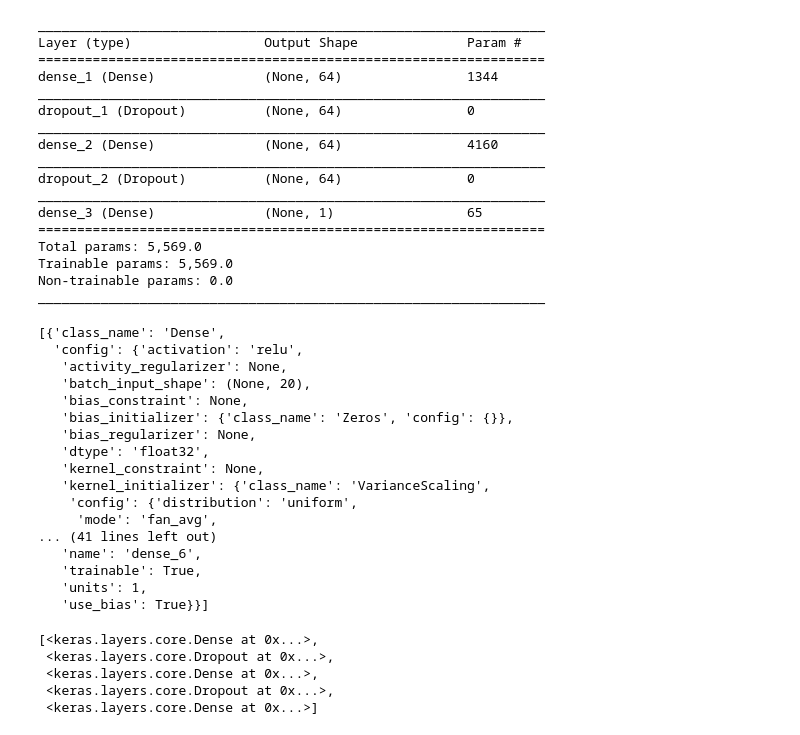
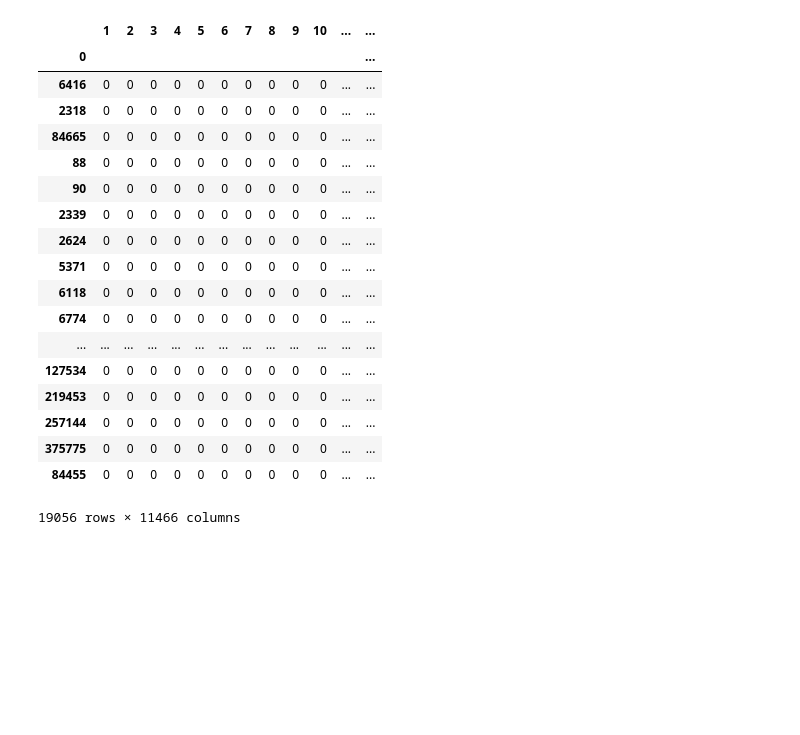
Before and after one commit to ld2113/Data-Analysis-Project, a Jupyter notebook: jupyter/generator_tests.ipynb, the cells around one changed output. Saved outputs shown, nothing was run; the diff lists cells and outputs as text; code cells hidden in the pictures; blank space fills up the shorter version.

```diff
--- a/jupyter/generator_tests.ipynb
+++ b/jupyter/generator_tests.ipynb
@@ -55,49 +0,0 @@ score
-# %%
-model.summary()
-# %% [output]
-_________________________________________________________________
-Layer (type)                 Output Shape              Param #
-=================================================================
-dense_1 (Dense)              (None, 64)                1344
-_________________________________________________________________
-dropout_1 (Dropout)          (None, 64)                0
-_________________________________________________________________
-dense_2 (Dense)              (None, 64)                4160
-_________________________________________________________________
-dropout_2 (Dropout)          (None, 64)                0
-_________________________________________________________________
-dense_3 (Dense)              (None, 1)                 65
-=================================================================
-Total params: 5,569.0
-Trainable params: 5,569.0
-Non-trainable params: 0.0
-_________________________________________________________________
-# %%
-model.get_config()
-# %% [output]
-[{'class_name': 'Dense',
-  'config': {'activation': 'relu',
-   'activity_regularizer': None,
-   'batch_input_shape': (None, 20),
-   'bias_constraint': None,
-   'bias_initializer': {'class_name': 'Zeros', 'config': {}},
-   'bias_regularizer': None,
-   'dtype': 'float32',
-   'kernel_constraint': None,
-   'kernel_initializer': {'class_name': 'VarianceScaling',
-    'config': {'distribution': 'uniform',
-     'mode': 'fan_avg',
-... (41 lines left out)
-   'name': 'dense_6',
-   'trainable': True,
-   'units': 1,
-   'use_bias': True}}]
-# %%
-model.get_weights()
-model.layers
-# %% [output]
-[<keras.layers.core.Dense at 0x...>,
- <keras.layers.core.Dropout at 0x...>,
- <keras.layers.core.Dense at 0x...>,
- <keras.layers.core.Dropout at 0x...>,
- <keras.layers.core.Dense at 0x...>]
@@ -103,0 +18,24 @@ model.layers
+# %%
+domains_df = pd.read_csv('../../domainsAll2.csv', index_col=0, header=None)
+# %%
+domains_df
+# %% [output]
+|  | 1 | 2 | 3 | 4 | 5 | 6 | 7 | 8 | 9 | 10 | ... | ... |
+| 0 |  |  |  |  |  |  |  |  |  |  |  | ... |
+| 6416 | 0 | 0 | 0 | 0 | 0 | 0 | 0 | 0 | 0 | 0 | ... | ... |
+| 2318 | 0 | 0 | 0 | 0 | 0 | 0 | 0 | 0 | 0 | 0 | ... | ... |
+| 84665 | 0 | 0 | 0 | 0 | 0 | 0 | 0 | 0 | 0 | 0 | ... | ... |
+| 88 | 0 | 0 | 0 | 0 | 0 | 0 | 0 | 0 | 0 | 0 | ... | ... |
+| 90 | 0 | 0 | 0 | 0 | 0 | 0 | 0 | 0 | 0 | 0 | ... | ... |
+| 2339 | 0 | 0 | 0 | 0 | 0 | 0 | 0 | 0 | 0 | 0 | ... | ... |
+| 2624 | 0 | 0 | 0 | 0 | 0 | 0 | 0 | 0 | 0 | 0 | ... | ... |
+| 5371 | 0 | 0 | 0 | 0 | 0 | 0 | 0 | 0 | 0 | 0 | ... | ... |
+| 6118 | 0 | 0 | 0 | 0 | 0 | 0 | 0 | 0 | 0 | 0 | ... | ... |
+| 6774 | 0 | 0 | 0 | 0 | 0 | 0 | 0 | 0 | 0 | 0 | ... | ... |
+| ... | ... | ... | ... | ... | ... | ... | ... | ... | ... | ... | ... | ... |
+| 127534 | 0 | 0 | 0 | 0 | 0 | 0 | 0 | 0 | 0 | 0 | ... | ... |
+| 219453 | 0 | 0 | 0 | 0 | 0 | 0 | 0 | 0 | 0 | 0 | ... | ... |
+| 257144 | 0 | 0 | 0 | 0 | 0 | 0 | 0 | 0 | 0 | 0 | ... | ... |
+| 375775 | 0 | 0 | 0 | 0 | 0 | 0 | 0 | 0 | 0 | 0 | ... | ... |
+| 84455 | 0 | 0 | 0 | 0 | 0 | 0 | 0 | 0 | 0 | 0 | ... | ... |
+19056 rows × 11466 columns
```
Also changed, not shown: parts of 21 cells of this notebook, 2 other files.
